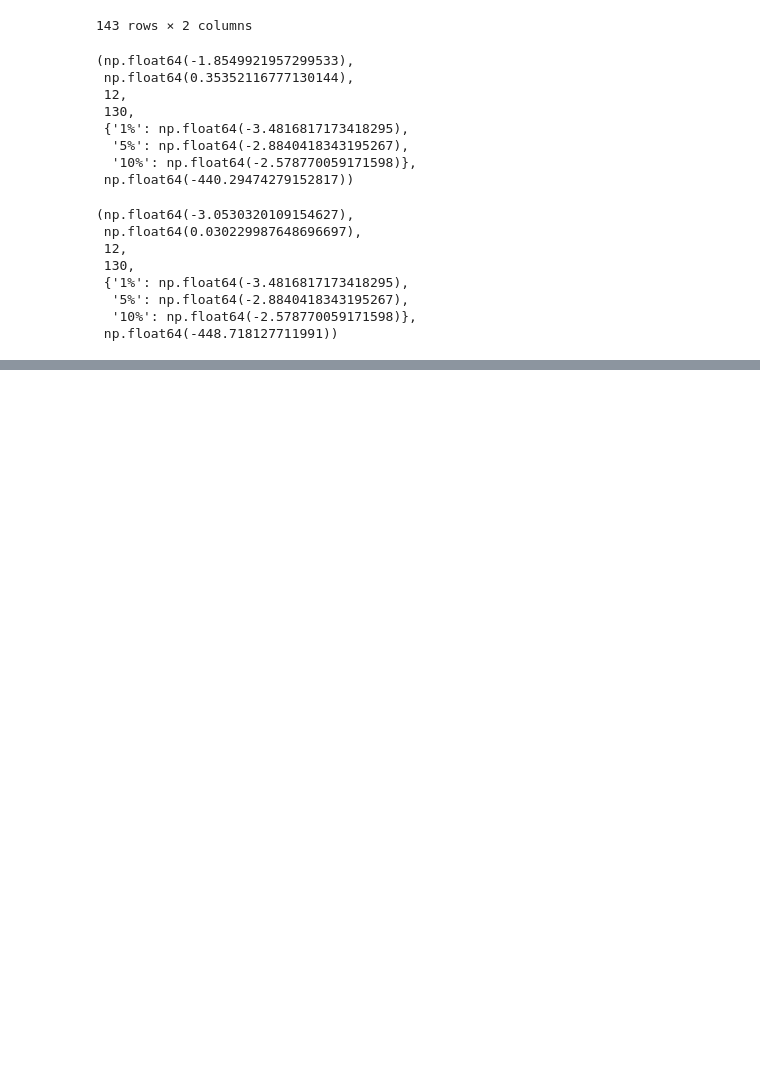
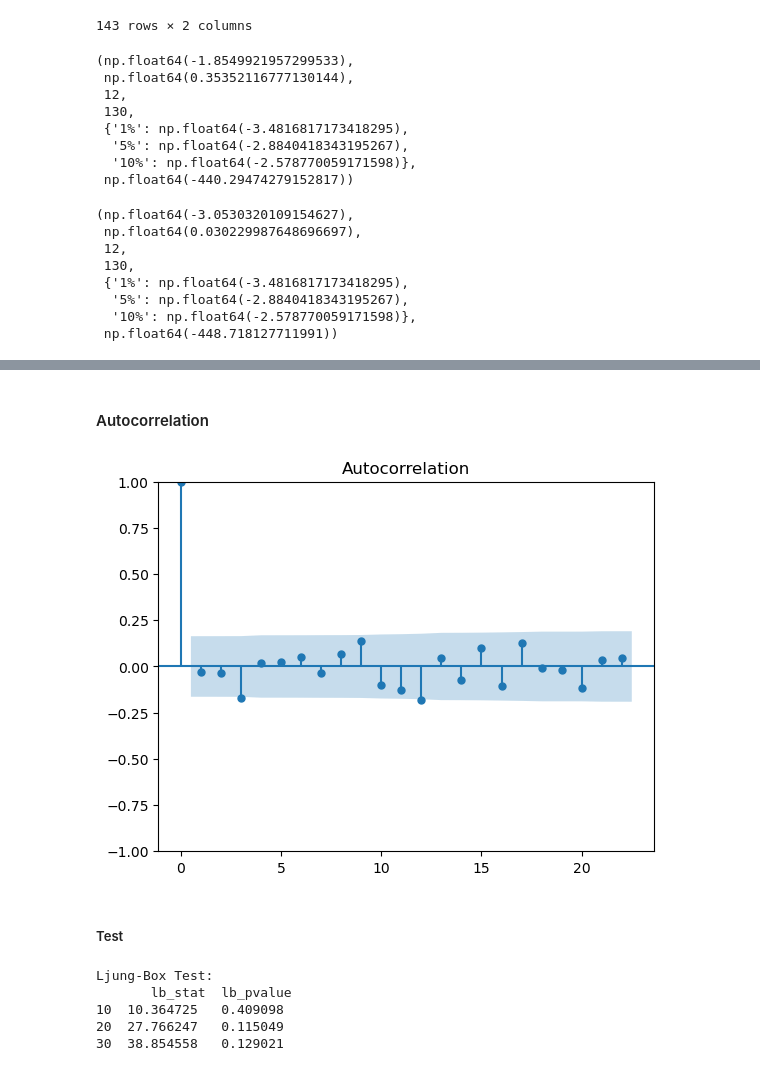
Before and after one commit to BinethBasilu/Time-Series-Forecasting-Python-, a Jupyter notebook: 6_ARIMA_Modelling/code.ipynb, the cells around one changed output, grey strips where cells are left out. Drawn from its saved outputs; the diff is of its cells as text; code cells hidden in the pictures; blank space fills up the shorter version.

```diff
--- a/6_ARIMA_Modelling/code.ipynb
+++ b/6_ARIMA_Modelling/code.ipynb
@@ -179,0 +257,21 @@ adfuller(x=df['series_diff'],maxlag=12)
+# %%
+residual = model_fit.resid[1:]
+# %% [markdown]
+#### Autocorrelation
+# %%
+plot_acf(residual);
+# %% [output]
+[figure, added]
+# %% [markdown]
+##### Test
+# %%
+from statsmodels.stats.diagnostic import acorr_ljungbox
+
+ib = acorr_ljungbox(residual, lags=[10,20,30], return_df=True)
+print("Ljung-Box Test:\n", ib)
+# %% [output]
+Ljung-Box Test:
+       lb_stat  lb_pvalue
+10  10.364725   0.409098
+20  27.766247   0.115049
+30  38.854558   0.129021
```
Also changed, not shown: parts of 21 cells of this notebook.
